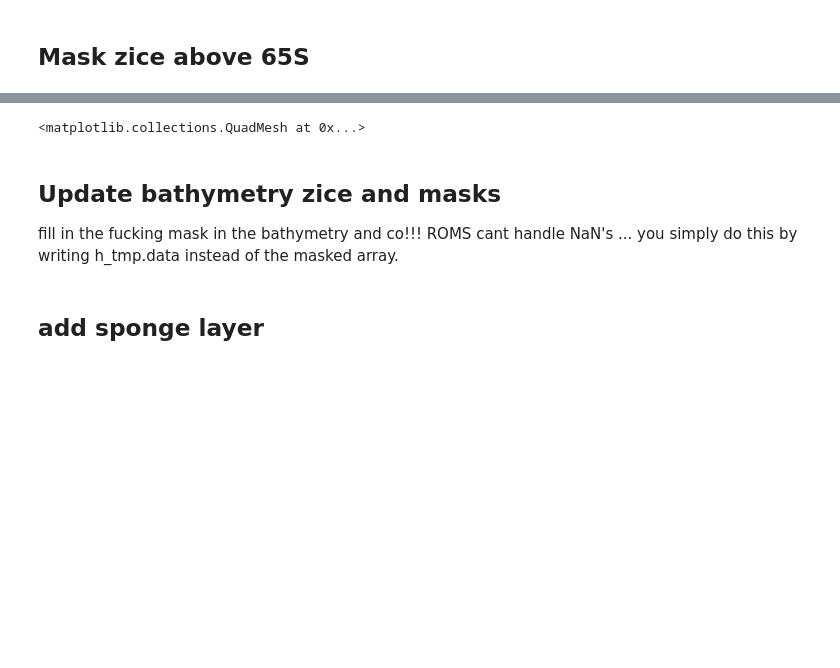
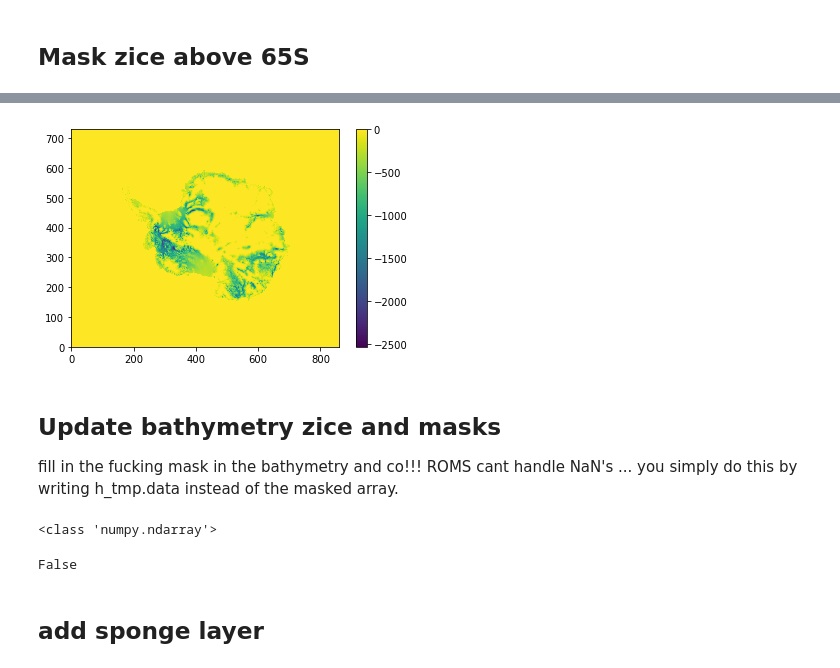
Before and after one commit to kuechenrole/tidal_melting, a Jupyter notebook: notebooks/0.5-kuechenrole-grid_tuning.ipynb, the cells around one changed output, grey strips where cells are left out. Cells and saved outputs as stored; diff of their text form; code cells hidden in the pictures; blank space fills up the shorter version.

```diff
--- a/notebooks/0.5-kuechenrole-grid_tuning.ipynb
+++ b/notebooks/0.5-kuechenrole-grid_tuning.ipynb
@@ -433,7 +438,10 @@ fig3.tight_layout()
 # %% [markdown]
 ## Mask zice above 65S
 # %%
-mask_58 = np.where(lat_rho>=-59,0.0,1.0)
+mask_58 = np.where(lat_rho>=-60,0.0,1.0)
 zice_new=zice*mask_58
-pcolormesh(zice_new,vmin=-10)
+plt.close()
+plt.pcolormesh(zice_new)
+plt.colorbar()
+plt.show()
 # %% [output]
@@ -442,10 +448,16 @@ pcolormesh(zice_new,vmin=-10)
-<matplotlib.collections.QuadMesh at 0x...>
+[figure, added]
 # %% [markdown]
 ## Update bathymetry zice and masks
 fill in the fucking mask in the bathymetry and co!!! ROMS cant handle NaN's
 ... you simply do this by writing h_tmp.data instead of the masked array.
 # %%
 umask,vmask,pmask=uvp_masks(mask_shallow)
+# %%
+print(type(vmask))
+isnan(vmask).any()
+# %% [output]
+<class 'numpy.ndarray'>
+False
 # %%
 #update bathy and masks in netcdf file
 id = Dataset(grd_new,'a')
```
Also changed, not shown: parts of 9 cells of this notebook, 8 other files.
